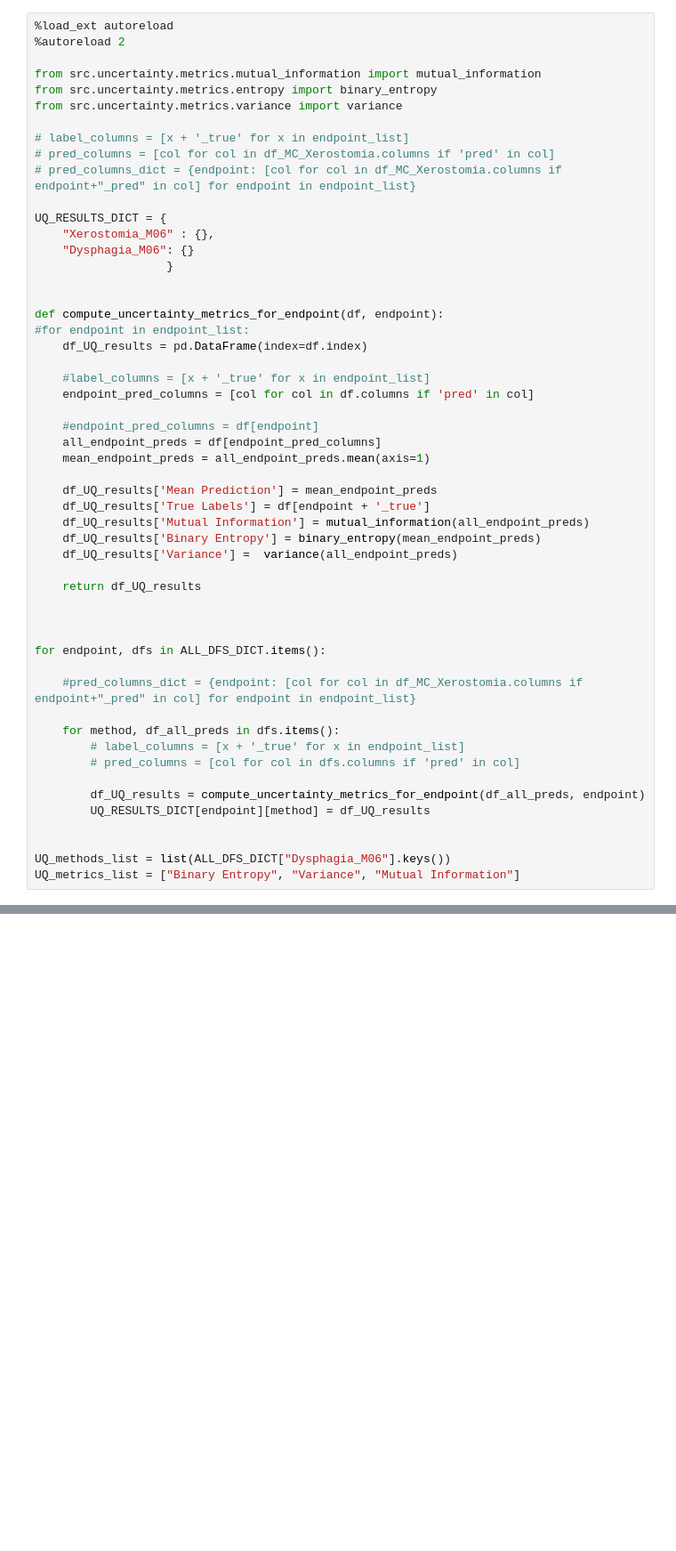
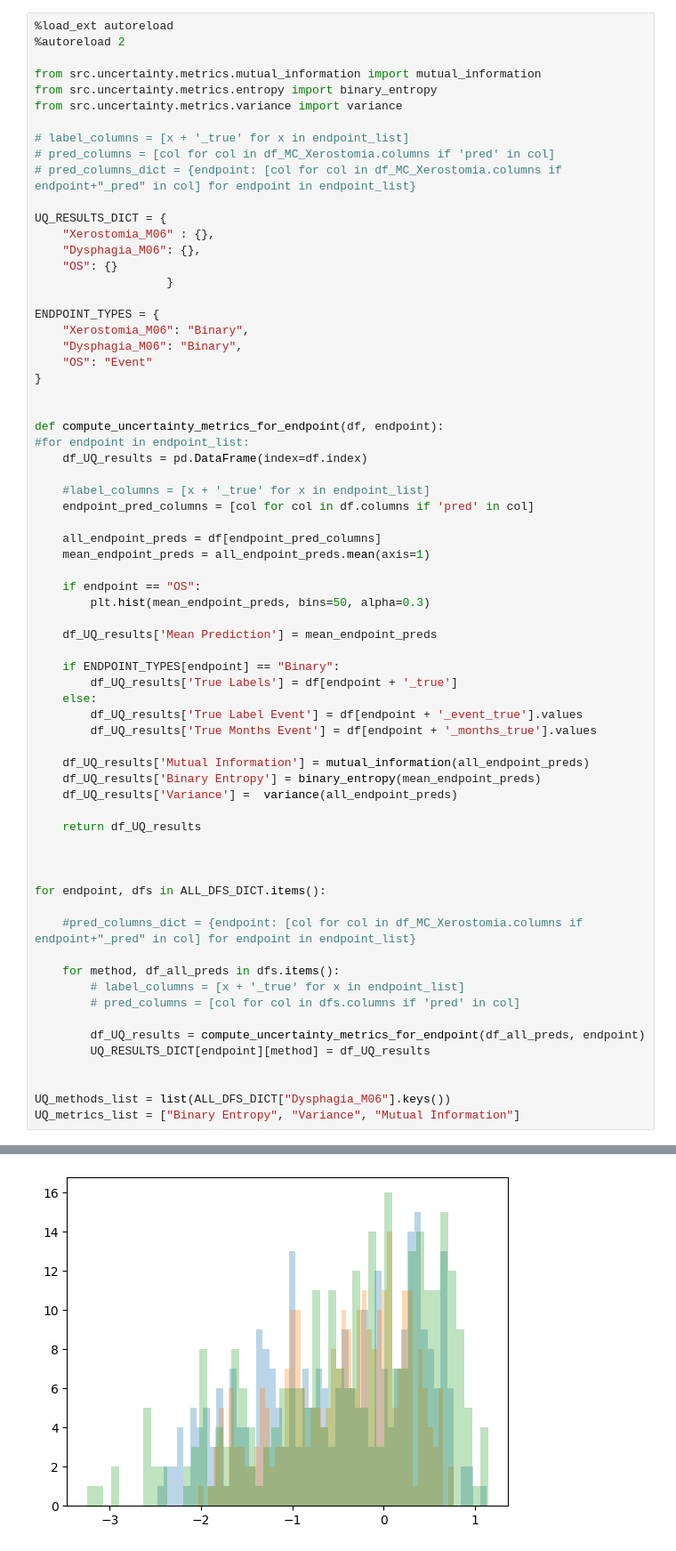
Before and after one commit to DLinRadiotherapyUMCG/PR3DICTR, a Jupyter notebook: metrics_testing.ipynb, the cells around one changed output, grey strips where cells are left out. Shown at 89% size. Cells and saved outputs as stored; diff of their text form; blank space fills up the shorter version.

```diff
--- a/metrics_testing.ipynb
+++ b/metrics_testing.ipynb
@@ -106,8 +111,15 @@ from src.uncertainty.metrics.variance import variance
 
 UQ_RESULTS_DICT = {
     "Xerostomia_M06" : {},
-    "Dysphagia_M06": {}
+    "Dysphagia_M06": {},
+    "OS": {}
                    }
+
+ENDPOINT_TYPES = {
+    "Xerostomia_M06": "Binary",
+    "Dysphagia_M06": "Binary",
+    "OS": "Event"
+}
 
 
 def compute_uncertainty_metrics_for_endpoint(df, endpoint):
@@ -117,34 +129,43 @@ def compute_uncertainty_metrics_for_endpoint(df, endpoint):
     #label_columns = [x + '_true' for x in endpoint_list]
     endpoint_pred_columns = [col for col in df.columns if 'pred' in col]
 
-    #endpoint_pred_columns = df[endpoint]
     all_endpoint_preds = df[endpoint_pred_columns]
     mean_endpoint_preds = all_endpoint_preds.mean(axis=1)
 
+    if endpoint == "OS":
+        plt.hist(mean_endpoint_preds, bins=50, alpha=0.3)
+
     df_UQ_results['Mean Prediction'] = mean_endpoint_preds
-    df_UQ_results['True Labels'] = df[endpoint + '_true']
+
+    if ENDPOINT_TYPES[endpoint] == "Binary":
+        df_UQ_results['True Labels'] = df[endpoint + '_true']
+    else:
+        df_UQ_results['True Label Event'] = df[endpoint + '_event_true'].values
+        df_UQ_results['True Months Event'] = df[endpoint + '_months_true'].values
+
     df_UQ_results['Mutual Information'] = mutual_information(all_endpoint_preds)
     df_UQ_results['Binary Entropy'] = binary_entropy(mean_endpoint_preds)
     df_UQ_results['Variance'] =  variance(all_endpoint_preds)
 
     return df_UQ_results
 
 
 
 for endpoint, dfs in ALL_DFS_DICT.items():
 
     #pred_columns_dict = {endpoint: [col for col in df_MC_Xerostomia.columns if endpoint+"_pred" in col] for endpoint in endpoint_list}
 
     for method, df_all_preds in dfs.items():
         # label_columns = [x + '_true' for x in endpoint_list]
         # pred_columns = [col for col in dfs.columns if 'pred' in col]
 
         df_UQ_results = compute_uncertainty_metrics_for_endpoint(df_all_preds, endpoint)
         UQ_RESULTS_DICT[endpoint][method] = df_UQ_results
 
 
 UQ_methods_list = list(ALL_DFS_DICT["Dysphagia_M06"].keys())
 UQ_metrics_list = ["Binary Entropy", "Variance", "Mutual Information"]
 # %% [output]
 The autoreload extension is already loaded. To reload it, use:
   %reload_ext autoreload
+[figure, added]
```
Also changed, not shown: parts of 8 cells of this notebook, 22 other files.
